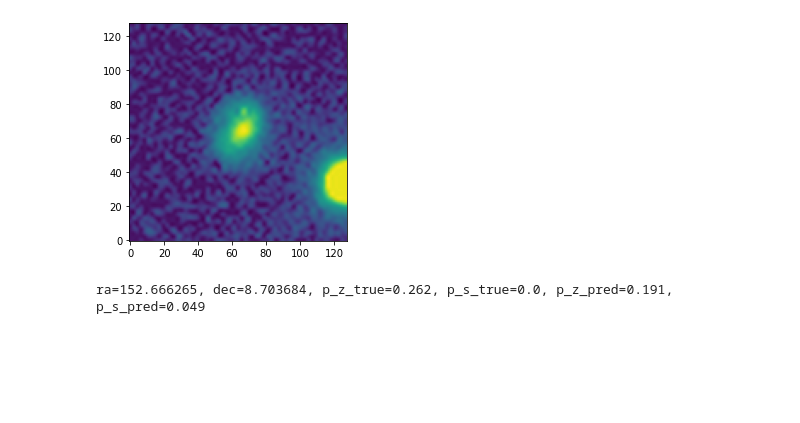
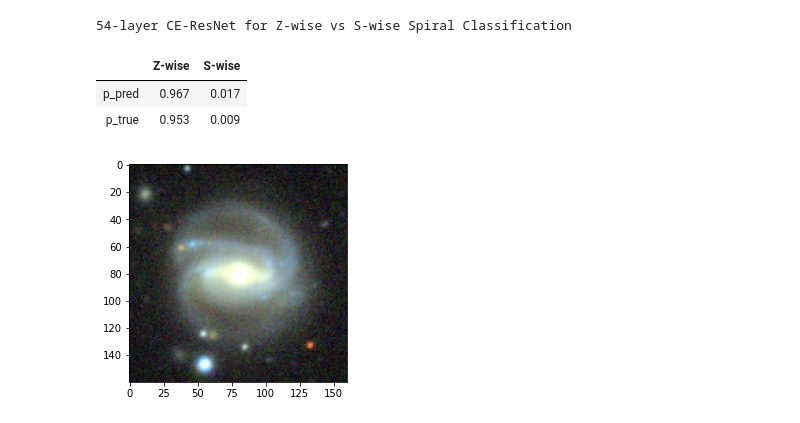
Before and after one commit to h3jia/galaxy_spin_classifier, a Jupyter notebook: examples/zs_classifier.ipynb, the cells around one changed output. Saved outputs shown, nothing was run; the diff lists cells and outputs as text; code cells hidden in the pictures; blank space fills up the shorter version.

```diff
--- a/examples/zs_classifier.ipynb
+++ b/examples/zs_classifier.ipynb
@@ -52,14 +1,32 @@ ra=157.298027, dec=39.114887, p_z_true=0.0, p_s_true=0.944, p_z_pred=0.010, p_s_
-# %%
-img = demo_data[2][np.newaxis]
-ra = 152.666265
-dec = 8.703684
-p_z = 0.262
-p_s = 0.000
-
-p_pred = zsc(Tensor(img))
-plt.imshow(img[0][0], origin='lower')
-plt.show()
-print('\nra={}, dec={}, p_z_true={}, p_s_true={}, p_z_pred={:.3f}, p_s_pred={:.3f}\n'.format(ra, dec, p_z, p_s, p_pred[0, 0], p_pred[0, 1]))
-# %% [output]
-[figure, removed]
-ra=152.666265, dec=8.703684, p_z_true=0.262, p_s_true=0.0, p_z_pred=0.191, p_s_pred=0.049
+# %%
+%matplotlib inline
+import numpy as np
+from galaxy_spin_classifier import read_img, ZSClassifier
+import matplotlib.pyplot as plt
+import torch
+from torch import Tensor
+from scipy.special import softmax
+from prettytable import PrettyTable
+
+zsc = ZSClassifier(device='cpu')
+zsc.eval()
+print('54-layer CE-ResNet for Z-wise vs S-wise Spiral Classification')
+# %% [output]
+54-layer CE-ResNet for Z-wise vs S-wise Spiral Classification
+# %%
+img = read_img('data/163175.jpeg')
+
+with torch.no_grad():
+    foo = softmax(zsc(Tensor(img[np.newaxis])), axis=-1)
+
+x = PrettyTable()
+x.field_names = ['', 'Z-wise', 'S-wise']
+x.add_row(['p_pred', 0.967, 0.017])
+x.add_row(['p_true', '{:.3f}'.format(foo[0, 0]), '{:.3f}'.format(foo[0, 1])])
+plt.imshow(np.moveaxis(img, 0, -1))
+x
+# %% [output]
+|  | Z-wise | S-wise |
+| p_pred | 0.967 | 0.017 |
+| p_true | 0.953 | 0.009 |
+[figure, added]
```
Also changed, not shown: parts of 6 cells of this notebook, 13 other files.
